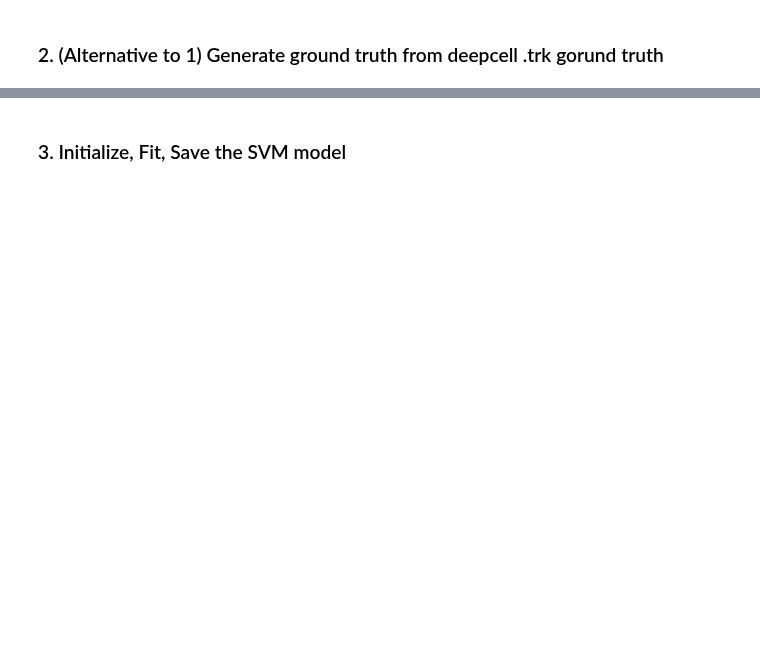
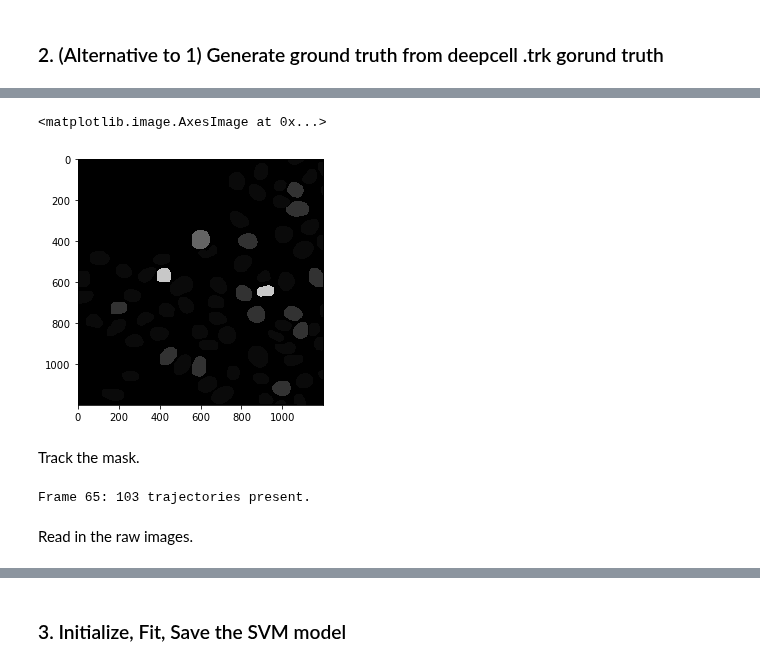
Before and after one commit to Jeff-Gui/PCNAdeep, a Jupyter notebook: bin/train_pcna_SVM.ipynb, the cells around one changed output, grey strips where cells are left out. Cells and saved outputs as stored; diff of their text form; code cells hidden in the pictures; blank space fills up the shorter version.

Commit message:
update SVM labeling tutorial

```diff
--- a/bin/train_pcna_SVM.ipynb
+++ b/bin/train_pcna_SVM.ipynb
@@ -106,0 +115,19 @@ _Note:_ Make sure you have already installed [__TrackMate CSV Importer__](https:
+# %%
+from pcnaDeep.data.utils import json2mask
+mask = json2mask(ip=os.path.join(example_root, 'MCF10A', '20200902-MCF10A_cpd.json'), out='', height=1200, width=1200,
+          label_phase=True, mask_only=True)  # suppress file output by mask_only=True, record phase by label_phase=True
+# %%
+io.imshow(mask[10,:,:])  # different cell cycle phase is colored
+# %% [output]
+<matplotlib.image.AxesImage at 0x...>
+[figure, added]
+# %% [markdown]
+Track the mask.
+# %%
+from pcnaDeep.tracker import track_mask
+# instead of input mask labeled with cell-cycle specific value, the output mask is continuously labeled
+tracked, labeled_mask = track_mask(mask, render_phase=True, displace=100, gap_fill=3)
+# %% [output]
+Frame 65: 103 trajectories present.
+# %% [markdown]
+Read in the raw images.
```
Also changed, not shown: parts of 6 cells of this notebook, 7 other files.
